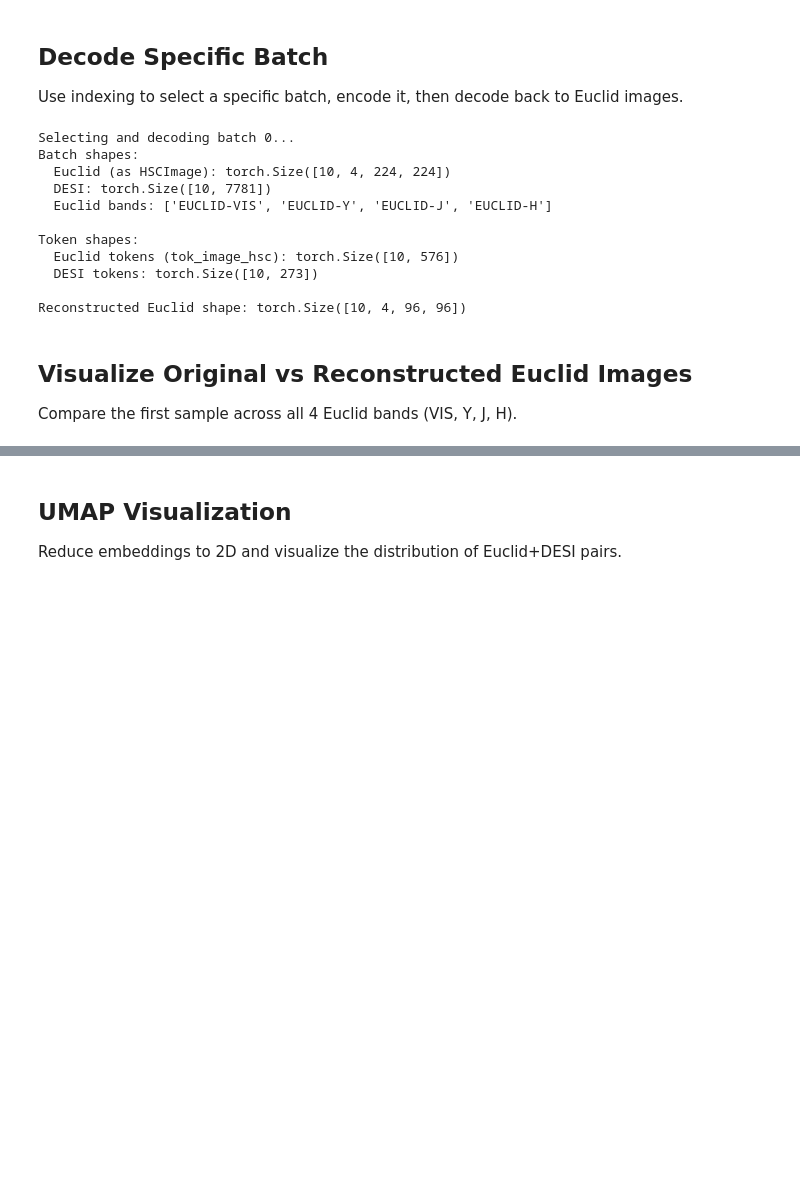
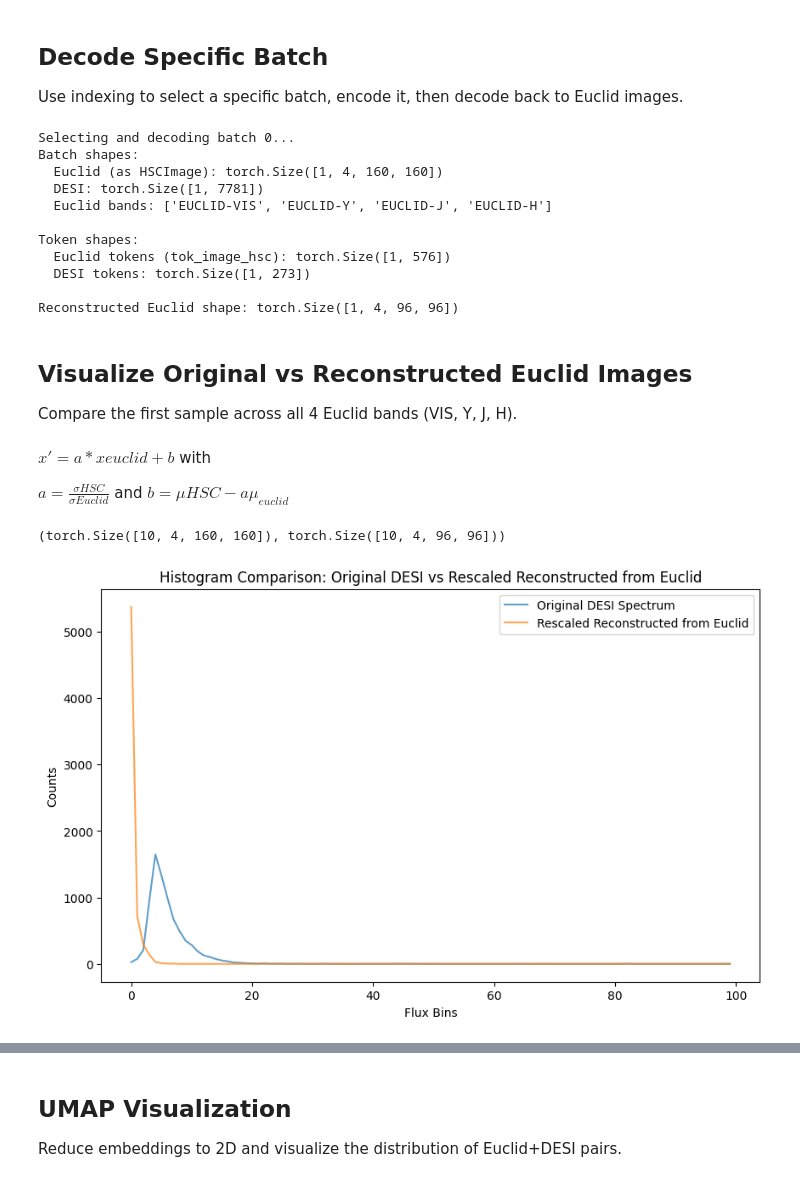
Before and after one commit to ASKabalan/AION, a Jupyter notebook: notebooks/03-Euclid_DESI_Embeddings.ipynb, the cells around one changed output, grey strips where cells are left out. Cells and saved outputs as stored; diff of their text form; code cells hidden in the pictures; blank space fills up the shorter version.

```diff
--- a/notebooks/03-Euclid_DESI_Embeddings.ipynb
+++ b/notebooks/03-Euclid_DESI_Embeddings.ipynb
@@ -114,7 +122,8 @@ Total samples: 20 (Euclid+DESI corresponding pairs)
 Use indexing to select a specific batch, encode it, then decode back to Euclid images.
 # %%
 print("Selecting and decoding batch 0...")
-euclid_batch, desi_batch = dataset[0]
+entry = 0
+euclid_batch, desi_batch = dataset[entry]
 
 print(f"Batch shapes:")
 print(f"  Euclid (as HSCImage): {euclid_batch.flux.shape}")
@@ -136,22 +145,48 @@ print(f"\nReconstructed Euclid shape: {reconstructed_euclid.flux.shape}")
 # %% [output]
 Selecting and decoding batch 0...
 Batch shapes:
-  Euclid (as HSCImage): torch.Size([10, 4, 224, 224])
-  DESI: torch.Size([10, 7781])
+  Euclid (as HSCImage): torch.Size([1, 4, 160, 160])
+  DESI: torch.Size([1, 7781])
   Euclid bands: ['EUCLID-VIS', 'EUCLID-Y', 'EUCLID-J', 'EUCLID-H']
 
 Token shapes:
-  Euclid tokens (tok_image_hsc): torch.Size([10, 576])
-  DESI tokens: torch.Size([10, 273])
+  Euclid tokens (tok_image_hsc): torch.Size([1, 576])
+  DESI tokens: torch.Size([1, 273])
 
-Reconstructed Euclid shape: torch.Size([10, 4, 96, 96])
+Reconstructed Euclid shape: torch.Size([1, 4, 96, 96])
 # %% [markdown]
 ## Visualize Original vs Reconstructed Euclid Images
 
 Compare the first sample across all 4 Euclid bands (VIS, Y, J, H).
+# %% [markdown]
+$x' = a*x{euclid} + b$  with
+
+
+$a = \frac{\sigma{HSC}}{\sigma{Euclid}}$ and $b = \mu{HSC} - a\mu_{euclid}$
+# %%
+euclid_batch.flux.shape , reconstructed_euclid.flux.shape
+# %% [output]
+(torch.Size([10, 4, 160, 160]), torch.Size([10, 4, 96, 96]))
 # %%
-for i, (euclid_batch, desi_batch) in enumerate(dataset):
-    pass
+hist_of_original = torch.histc(desi_batch.flux, bins=100, min=0.0, max=desi_batch.flux.max())
+hist_of_reconstructed = torch.histc(reconstructed_euclid.flux, bins=100, min=0.0, max=desi_batch.flux.max())
+# NORMALIZE w.r.t to original image
+a_factor = euclid_batch.flux.std() / reconstructed_euclid.flux.std()
+b_factor = euclid_batch.flux.mean() - a_factor * reconstructed_euclid.flux.mean()
+rescaled_reconstructed_flux = a_factor * reconstructed_euclid.flux + b_factor
+hist_of_rescaled_reconstructed = torch.histc(rescaled_reconstructed_flux, bins=100, min=0.0, max=desi_batch.flux.max())
+
+fig, ax = plt.subplots( figsize=(10, 6))
+ax.plot(hist_of_original.numpy(), label='Original DESI Spectrum', alpha=0.7)
+#ax.plot(hist_of_reconstructed.numpy(), label='Reconstructed from Euclid', alpha=0.7)
+ax.plot(hist_of_rescaled_reconstructed.numpy(), label='Rescaled Reconstructed from Euclid', alpha=0.7)
+ax.set_title('Histogram Comparison: Original DESI vs Rescaled Reconstructed from Euclid')
+ax.set_xlabel('Flux Bins')
+ax.set_ylabel('Counts')
+ax.legend()
+plt.show()
+# %% [output]
+[figure, added]
 # %%
 band_names = ['VIS', 'Y', 'J', 'H']
 
```
Also changed, not shown: parts of 4 cells of this notebook, 4 other files.
